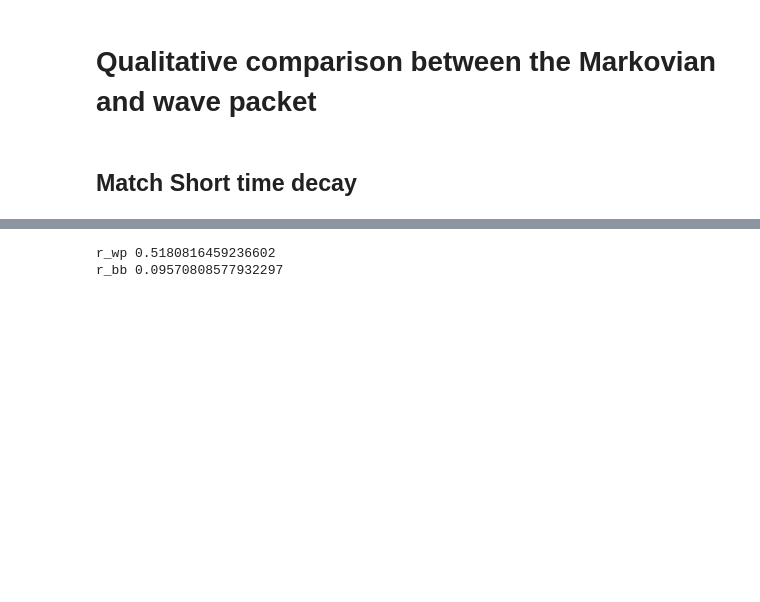
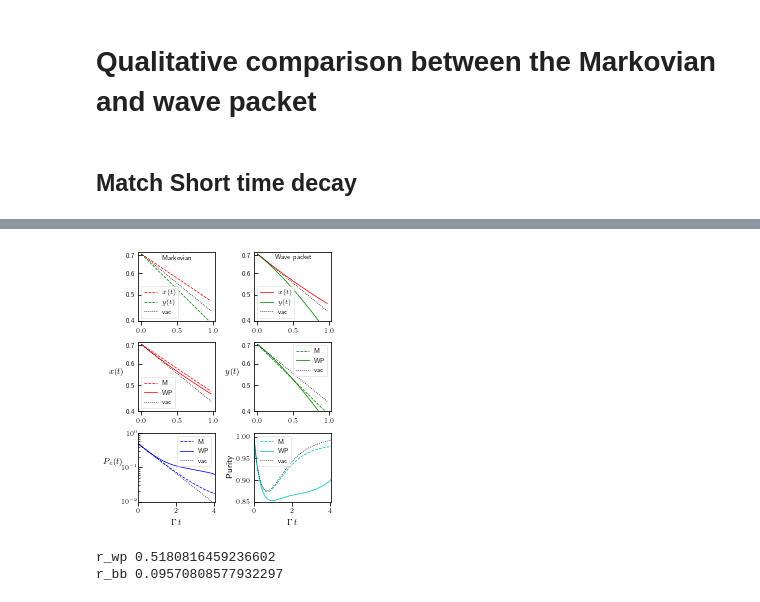
Before and after one commit to CQuIC/pysme, a Jupyter notebook: notebooks/figures.ipynb, the cells around one changed output, grey strips where cells are left out. Saved outputs shown, nothing was run; the diff lists cells and outputs as text; code cells hidden in the pictures; blank space fills up the shorter version.

```diff
--- a/notebooks/figures.ipynb
+++ b/notebooks/figures.ipynb
@@ -79,10 +80,10 @@ st_pur_dat = pickle.load(open(filename, "rb"))
 fig, axs = plt.subplots(nrows=3,ncols=2, figsize=(SINGLE_COL_WIDTH, 4), sharey=False)
 
 
-axs[0,0].plot(st_pur_dat['timez'], st_pur_dat['xm'], label='X',linestyle='--',color='r')
-axs[0,0].plot(st_pur_dat['timez'], st_pur_dat['ym'], label='Y',linestyle='--',color='g')
+axs[0,0].plot(st_pur_dat['timez'], st_pur_dat['xm'], label=r'$x(t)$',linestyle='--',color='r')
+axs[0,0].plot(st_pur_dat['timez'], st_pur_dat['ym'], label=r'$y(t)$',linestyle='--',color='g')
 axs[0,0].plot(st_pur_dat['timez'], st_pur_dat['vac_x'], label=r'vac',linestyle=':',color='k')
-axs[0,0].set_ylabel(r'Markovian',labelpad=2)
+axs[0,0].text(0.5, 0.7,r'Markovian', verticalalignment='top', horizontalalignment='center')
 axs[0,0].set_yscale('log')
 axs[0,0].set_ylim([4e-1,7.2e-1])
 axs[0,0].set_yticks([0.4,0.5,0.6,0.7])
@@ -92,10 +93,10 @@ legy = axs[0,0].legend()
 legy.get_frame().set_linewidth(0.5)
 
 
-axs[0,1].semilogy(st_pur_dat['timez'], st_pur_dat['xwp'], label='X',linestyle='-',color='r')
-axs[0,1].semilogy(st_pur_dat['timez'], st_pur_dat['ywp'], label='Y',linestyle='-',color='g')
+axs[0,1].semilogy(st_pur_dat['timez'], st_pur_dat['xwp'], label=r'$x(t)$',linestyle='-',color='r')
+axs[0,1].semilogy(st_pur_dat['timez'], st_pur_dat['ywp'], label=r'$y(t)$',linestyle='-',color='g')
 axs[0,1].semilogy(st_pur_dat['timez'], st_pur_dat['vac_x'], label='vac',linestyle=':',color='k')
-axs[0,1].set_ylabel(r'Wave packet',labelpad=2)
+axs[0,1].text(0.5, 0.7,r'Wave packet', verticalalignment='top', horizontalalignment='center')
 axs[0,1].set_ylim([4e-1,7.2e-1])
 axs[0,1].set_yticks([0.4,0.5,0.6,0.7])
 axs[0,1].set_yticklabels(['0.4','0.5','0.6','0.7'])
@@ -107,7 +108,7 @@ legy.get_frame().set_linewidth(0.5)
 axs[1,0].semilogy(st_pur_dat['timez'], st_pur_dat['xm'], label='M',linestyle='--',color='r')
 axs[1,0].semilogy(st_pur_dat['timez'], st_pur_dat['xwp'], label='WP',linestyle='-',color='r')
 axs[1,0].semilogy(st_pur_dat['timez'], st_pur_dat['vac_x'], label='vac',linestyle=':',color='k')
-axs[1,0].set_ylabel(r'$\langle X \rangle$',rotation=0,labelpad=9)
+axs[1,0].set_ylabel(r'$x(t)$',rotation=0,labelpad=9)
 axs[1,0].set_ylim([4e-1,7.2e-1])
 axs[1,0].set_yticks([0.4,0.5,0.6,0.7])
 axs[1,0].set_yticklabels(['0.4','0.5','0.6','0.7'])
@@ -118,7 +119,7 @@ legy.get_frame().set_linewidth(0.5)
 axs[1,1].semilogy(st_pur_dat['timez'], st_pur_dat['ym'], label='M',linestyle='--',color='g')
 axs[1,1].semilogy(st_pur_dat['timez'], st_pur_dat['ywp'], label='WP',linestyle='-',color='g')
 axs[1,1].semilogy(st_pur_dat['timez'], st_pur_dat['vac_x'], label='vac',linestyle=':',color='k')
-axs[1,1].set_ylabel(r'$\langle Y \rangle$',rotation=0,labelpad=9)
+axs[1,1].set_ylabel(r'$y(t)$',rotation=0,labelpad=9)
 axs[1,1].set_ylim([4e-1,7.2e-1])
 axs[1,1].set_yticks([0.4,0.5,0.6,0.7])
 axs[1,1].set_yticklabels(['0.4','0.5','0.6','0.7'])
@@ -130,13 +131,13 @@ rwp_plot = np.round(st_pur_dat['r_val_wp'],3)
 rbb_plot = np.round(st_pur_dat['r_val_bb'],3)
 
 #axs[2,0].plot(times, xi_rect(times,a=0, b=xi_len),label=r'$\xi(t)$',linestyle='--',color='k')
+axs[2,0].semilogy(st_pur_dat['times'], st_pur_dat['Pem'], label='M',linestyle='--',color='b')
 axs[2,0].semilogy(st_pur_dat['times'], st_pur_dat['Pewp'],label='WP',linestyle='-',color='b')
-axs[2,0].semilogy(st_pur_dat['times'], st_pur_dat['Pem'], label='M',linestyle='--',color='b')
 axs[2,0].semilogy(st_pur_dat['times'], st_pur_dat['Pevac'], label='vac',linestyle=':',color='k')
 #axs[0].set_yscale('log')
 axs[2,0].set_xlim(0.0, 4.025)
 axs[2,0].set_ylim(1e-2, 1.05)
-axs[2,0].set_ylabel(r'$\langle P_e \rangle $',rotation=0,labelpad=8)
+axs[2,0].set_ylabel(r'$P_e(t)$',rotation=0,labelpad=8)
 axs[2,0].set_xlabel(r'$\Gamma\, t $')
 axs[2,0].tick_params(axis='y',which='both',direction='in',pad=0.5)
 legy = axs[2,0].legend()
@@ -144,8 +145,8 @@ legy.get_frame().set_linewidth(0.5)
 
 #axs[2,1].plot(times, solns.get_purities(vac_rho(n_max)),label='WP r =' + str(rwp_plot),linestyle='-',color='c')
 #axs[2,1].plot(times, markov_soln.get_purities(),label='Markov r = ' + str(rbb_plot), linestyle='--',color='c')
+axs[2,1].plot(st_pur_dat['times'], st_pur_dat['Puritym'],label='M', linestyle='--',color='c')
 axs[2,1].plot(st_pur_dat['times'], st_pur_dat['Puritywp'],label='WP',linestyle='-',color='c')
-axs[2,1].plot(st_pur_dat['times'], st_pur_dat['Puritym'],label='M', linestyle='--',color='c')
 axs[2,1].plot(st_pur_dat['times'], st_pur_dat['Purityvac'],label='vac',linestyle=':',color='k')
 #f3_ax2.set_yscale('log')
 axs[2,1].set_xlim(0.0, 4.025)
@@ -160,5 +161,5 @@ legy.get_frame().set_linewidth(0.5)
 plt.tight_layout()
 
 name='wp_v_markov_cmp'
-plt.savefig(name+'.pdf',bbox_inches = 'tight', pad_inches = 0.000125)
+plt.savefig(name+'.pdf',bbox_inches = 'tight', pad_inches = 0.01)
 # %% [output]
@@ -166,3 +166,4 @@ plt.savefig(name+'.pdf',bbox_inches = 'tight', pad_inches = 0.000125)
+[figure, added]
 # %%
 print('r_wp', st_pur_dat['r_val_wp'])
 print('r_bb',st_pur_dat['r_val_bb'])
```
Also changed, not shown: parts of 4 cells of this notebook.
